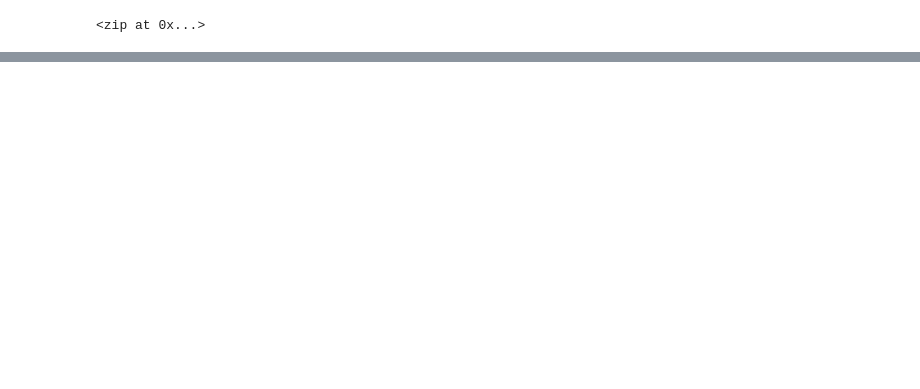
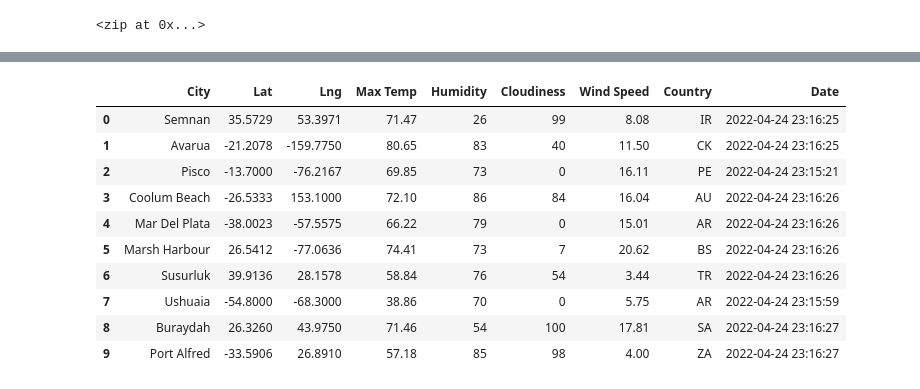
Before and after one commit to lalittoshniwal/World_Weather_Analysis, a Jupyter notebook: WeatherPy.ipynb, the cells around one changed output, grey strips where cells are left out. Drawn from its saved outputs; the diff is of its cells as text; code cells hidden in the pictures; blank space fills up the shorter version.

```diff
--- a/WeatherPy.ipynb
+++ b/WeatherPy.ipynb
@@ -100,0 +47,3 @@ len(cities)
+# %%
+# Starting URL for Weather Map API Call.
+url = "http://api.openweathermap.org/data/2.5/weather?units=Imperial&APPID=" + weather_api_key
@@ -100,0 +130,16 @@ len(cities)
+# %%
+# Convert the array of dictionaries to a Pandas DataFrame.
+city_data_df = pd.DataFrame(city_data)
+city_data_df.head(10)
+# %% [output]
+|  | City | Lat | Lng | Max Temp | Humidity | Cloudiness | Wind Speed | Country | Date |
+| 0 | Semnan | 35.5729 | 53.3971 | 71.47 | 26 | 99 | 8.08 | IR | 2022-04-24 23:16:25 |
+| 1 | Avarua | -21.2078 | -159.7750 | 80.65 | 83 | 40 | 11.50 | CK | 2022-04-24 23:16:25 |
+| 2 | Pisco | -13.7000 | -76.2167 | 69.85 | 73 | 0 | 16.11 | PE | 2022-04-24 23:15:21 |
+| 3 | Coolum Beach | -26.5333 | 153.1000 | 72.10 | 86 | 84 | 16.04 | AU | 2022-04-24 23:16:26 |
+| 4 | Mar Del Plata | -38.0023 | -57.5575 | 66.22 | 79 | 0 | 15.01 | AR | 2022-04-24 23:16:26 |
+| 5 | Marsh Harbour | 26.5412 | -77.0636 | 74.41 | 73 | 7 | 20.62 | BS | 2022-04-24 23:16:26 |
+| 6 | Susurluk | 39.9136 | 28.1578 | 58.84 | 76 | 54 | 3.44 | TR | 2022-04-24 23:16:26 |
+| 7 | Ushuaia | -54.8000 | -68.3000 | 38.86 | 70 | 0 | 5.75 | AR | 2022-04-24 23:15:59 |
+| 8 | Buraydah | 26.3260 | 43.9750 | 71.46 | 54 | 100 | 17.81 | SA | 2022-04-24 23:16:27 |
+| 9 | Port Alfred | -33.5906 | 26.8910 | 57.18 | 85 | 98 | 4.00 | ZA | 2022-04-24 23:16:27 |
```
Also changed, not shown: parts of 14 cells of this notebook, 2 other files.
